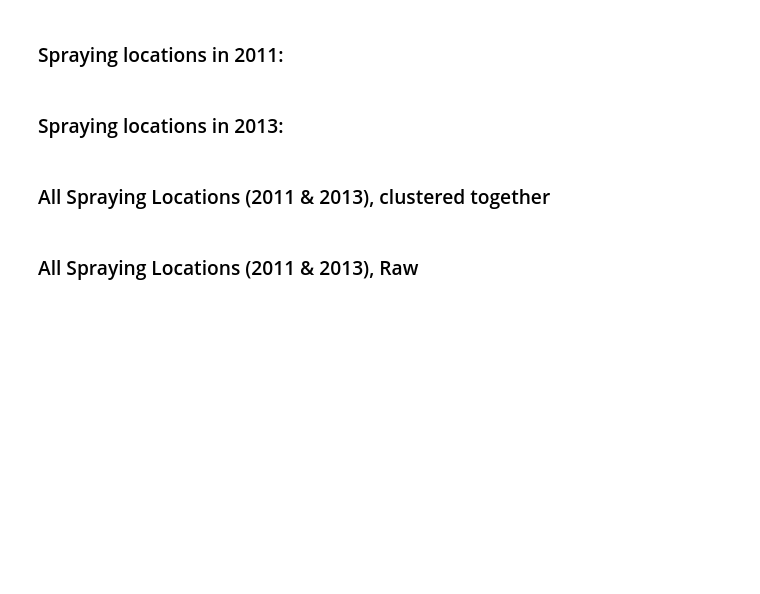
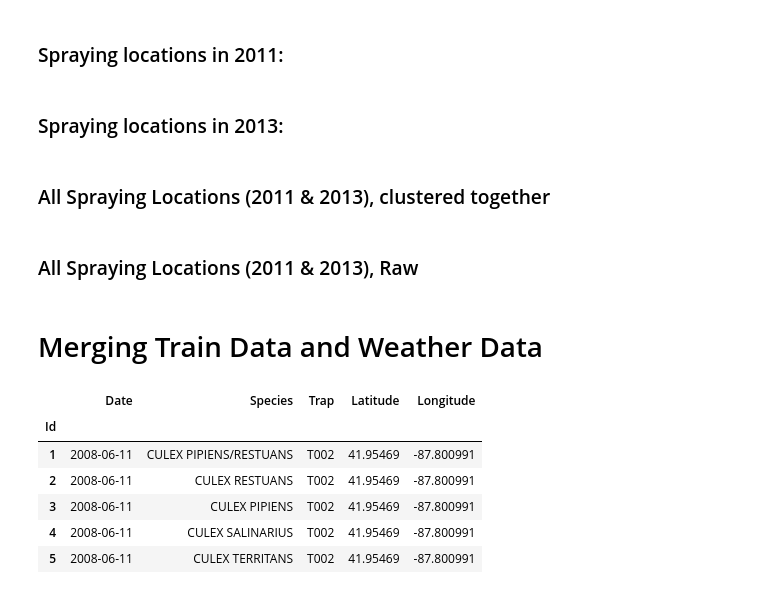
Before and after one commit to jrdenney/GA-West_Nile_Team_3, a Jupyter notebook: Data Cleaning and EDA.ipynb, the cells around one changed output. Saved outputs shown, nothing was run; the diff lists cells and outputs as text; code cells hidden in the pictures; blank space fills up the shorter version.

Commit message:
Further EDA, changing date columns

```diff
--- a/Data Cleaning and EDA.ipynb
+++ b/Data Cleaning and EDA.ipynb
@@ -27,7 +27,7 @@ to enable the necessary notebook extension to use Folium.
 # %%
 # Don't edit raw dataframes after they have been imported:
 train_raw = pd.read_csv('assets/train.csv')
-test_raw = pd.read_csv('assets/test.csv')
+test_raw = pd.read_csv('assets/test.csv', index_col=0)
 weather_raw = pd.read_csv('assets/weather.csv')
 spray_raw = pd.read_csv('assets/spray.csv')
 
@@ -76,0 +63,4 @@ train.head()
+# %%
+test['Date'] = pd.to_datetime(test['Date'], format='%Y/%m/%d')
+train['Date'] = pd.to_datetime(train['Date'], format='%Y/%m/%d')
+train.head()
@@ -321,3 +298,15 @@ masterspray.save('Master Spray.html')
 
 
 #This Currently does not work.  I'll try and figure it out.
+# %% [markdown]
+# Merging Train Data and Weather Data
+# %%
+test.head()
+# %% [output]
+|  | Date | Species | Trap | Latitude | Longitude |
+| Id |  |  |  |  |  |
+| 1 | 2008-06-11 | CULEX PIPIENS/RESTUANS | T002 | 41.95469 | -87.800991 |
+| 2 | 2008-06-11 | CULEX RESTUANS | T002 | 41.95469 | -87.800991 |
+| 3 | 2008-06-11 | CULEX PIPIENS | T002 | 41.95469 | -87.800991 |
+| 4 | 2008-06-11 | CULEX SALINARIUS | T002 | 41.95469 | -87.800991 |
+| 5 | 2008-06-11 | CULEX TERRITANS | T002 | 41.95469 | -87.800991 |
```
Also changed, not shown: parts of 14 cells of this notebook.
